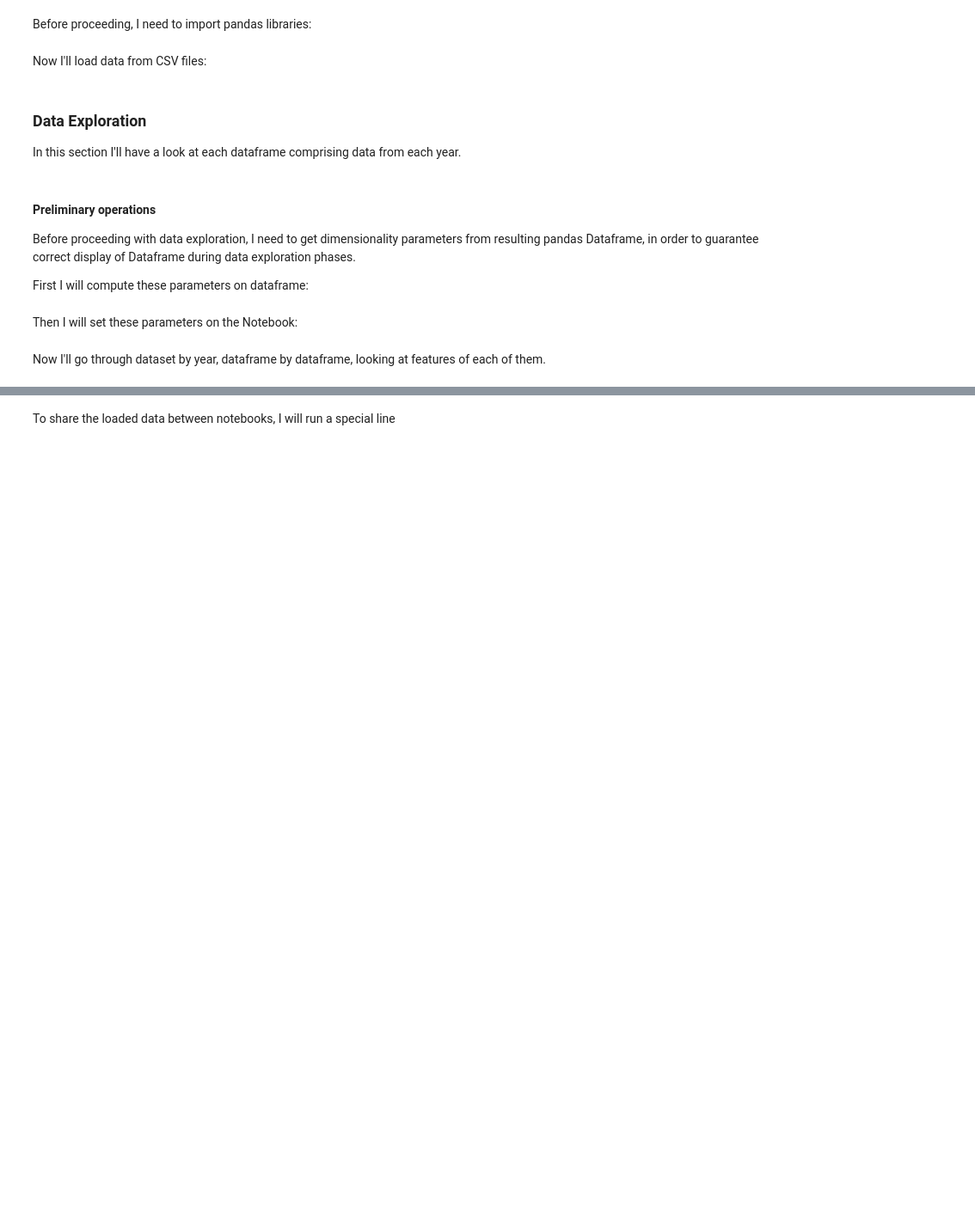
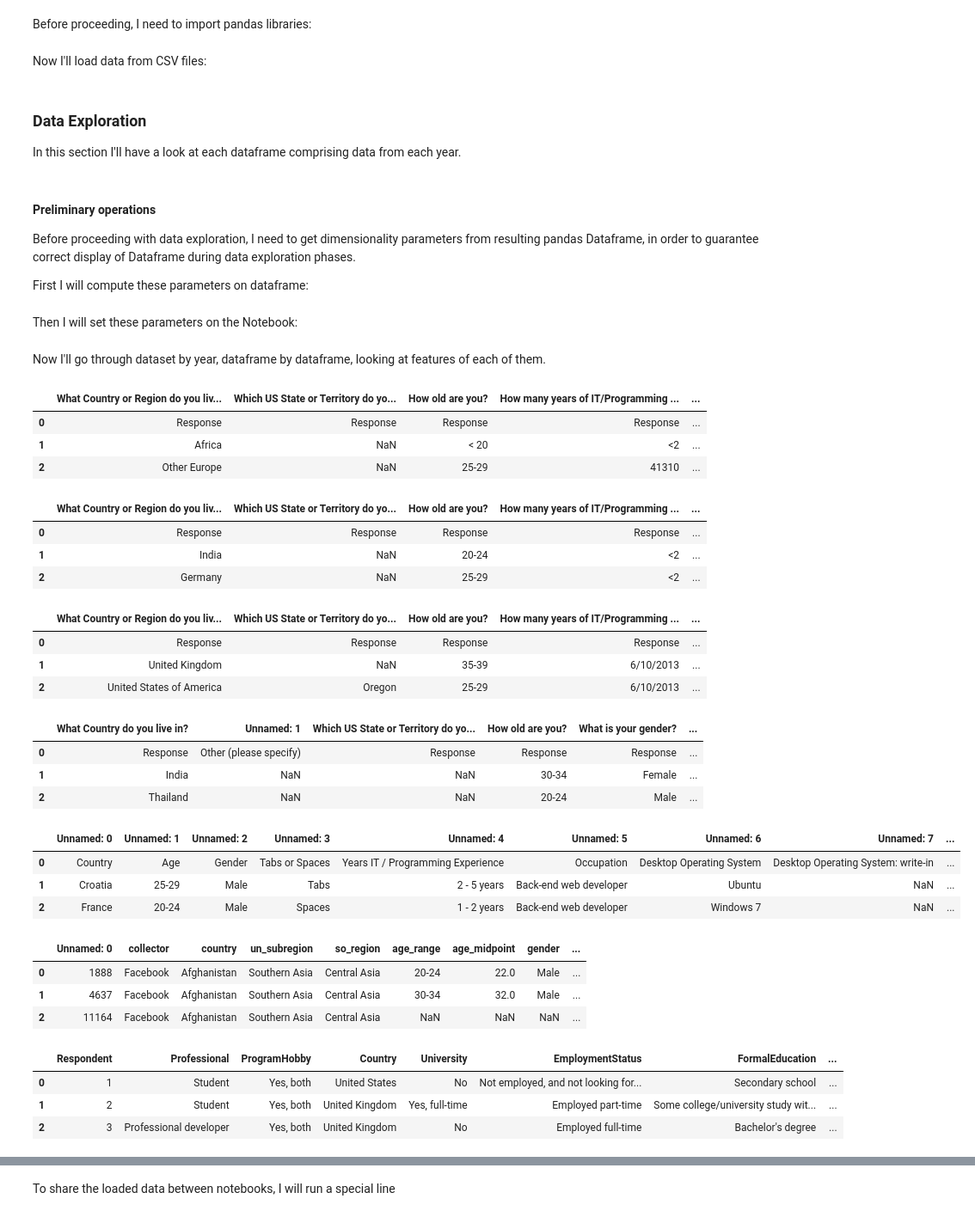
Before and after one commit to alfreedolf/stackoverflow_multiple_years, a Jupyter notebook: notebooks/0.AnalysisPresentation.ipynb, the cells around one changed output, grey strips where cells are left out. Shown: that part at 86% size. Saved outputs shown, nothing was run; the diff lists cells and outputs as text; code cells hidden in the pictures; blank space fills up the shorter version.

```diff
--- a/notebooks/0.AnalysisPresentation.ipynb
+++ b/notebooks/0.AnalysisPresentation.ipynb
@@ -82,24 +82,59 @@ pd.set_option('display.max_columns', max_cols)
 Now I'll go through dataset by year, dataframe by dataframe, looking at features of each of them.
 # %%
 # 2011 survey data dataframe
-df_surveys_11_to_21[2011].head(3)
+df_surveys_11_to_22[2011].head(3)
+# %% [output]
+|  | What Country or Region do you liv... | Which US State or Territory do yo... | How old are you? | How many years of IT/Programming ... | ... |
+| 0 | Response | Response | Response | Response | ... |
+| 1 | Africa | NaN | < 20 | <2 | ... |
+| 2 | Other Europe | NaN | 25-29 | 41310 | ... |
 # %%
 # 2012 survey data dataframe
-df_surveys_11_to_21[2012].head(3)
+df_surveys_11_to_22[2012].head(3)
+# %% [output]
+|  | What Country or Region do you liv... | Which US State or Territory do yo... | How old are you? | How many years of IT/Programming ... | ... |
+| 0 | Response | Response | Response | Response | ... |
+| 1 | India | NaN | 20-24 | <2 | ... |
+| 2 | Germany | NaN | 25-29 | <2 | ... |
 # %%
 # 2013 survey data dataframe
-df_surveys_11_to_21[2013].head(3)
+df_surveys_11_to_22[2013].head(3)
+# %% [output]
+|  | What Country or Region do you liv... | Which US State or Territory do yo... | How old are you? | How many years of IT/Programming ... | ... |
+| 0 | Response | Response | Response | Response | ... |
+| 1 | United Kingdom | NaN | 35-39 | 6/10/2013 | ... |
+| 2 | United States of America | Oregon | 25-29 | 6/10/2013 | ... |
 # %%
 # 2014 survey data dataframe
-df_surveys_11_to_21[2014].head(3)
+df_surveys_11_to_22[2014].head(3)
+# %% [output]
+|  | What Country do you live in? | Unnamed: 1 | Which US State or Territory do yo... | How old are you? | What is your gender? | ... |
+| 0 | Response | Other (please specify) | Response | Response | Response | ... |
+| 1 | India | NaN | NaN | 30-34 | Female | ... |
+| 2 | Thailand | NaN | NaN | 20-24 | Male | ... |
 # %%
 # 2015 survey data dataframe
-df_surveys_11_to_21[2015].head(3)
+df_surveys_11_to_22[2015].head(3)
+# %% [output]
+|  | Unnamed: 0 | Unnamed: 1 | Unnamed: 2 | Unnamed: 3 | Unnamed: 4 | Unnamed: 5 | Unnamed: 6 | Unnamed: 7 | ... |
+| 0 | Country | Age | Gender | Tabs or Spaces | Years IT / Programming Experience | Occupation | Desktop Operating System | Desktop Operating System: write-in | ... |
+| 1 | Croatia | 25-29 | Male | Tabs | 2 - 5 years | Back-end web developer | Ubuntu | NaN | ... |
+| 2 | France | 20-24 | Male | Spaces | 1 - 2 years | Back-end web developer | Windows 7 | NaN | ... |
 # %%
 # 2016 survey data dataframe
-df_surveys_11_to_21[2016].head(3)
+df_surveys_11_to_22[2016].head(3)
+# %% [output]
+|  | Unnamed: 0 | collector | country | un_subregion | so_region | age_range | age_midpoint | gender | ... |
+| 0 | 1888 | Facebook | Afghanistan | Southern Asia | Central Asia | 20-24 | 22.0 | Male | ... |
+| 1 | 4637 | Facebook | Afghanistan | Southern Asia | Central Asia | 30-34 | 32.0 | Male | ... |
+| 2 | 11164 | Facebook | Afghanistan | Southern Asia | Central Asia | NaN | NaN | NaN | ... |
 # %%
 # 2017 survey data dataframe
-df_surveys_11_to_21[2017].head(3)
+df_surveys_11_to_22[2017].head(3)
+# %% [output]
+|  | Respondent | Professional | ProgramHobby | Country | University | EmploymentStatus | FormalEducation | ... |
+| 0 | 1 | Student | Yes, both | United States | No | Not employed, and not looking for... | Secondary school | ... |
+| 1 | 2 | Student | Yes, both | United Kingdom | Yes, full-time | Employed part-time | Some college/university study wit... | ... |
+| 2 | 3 | Professional developer | Yes, both | United Kingdom | No | Employed full-time | Bachelor's degree | ... |
 # %%
 # 2018 survey data dataframe
```
Also changed, not shown: parts of 10 cells of this notebook.
